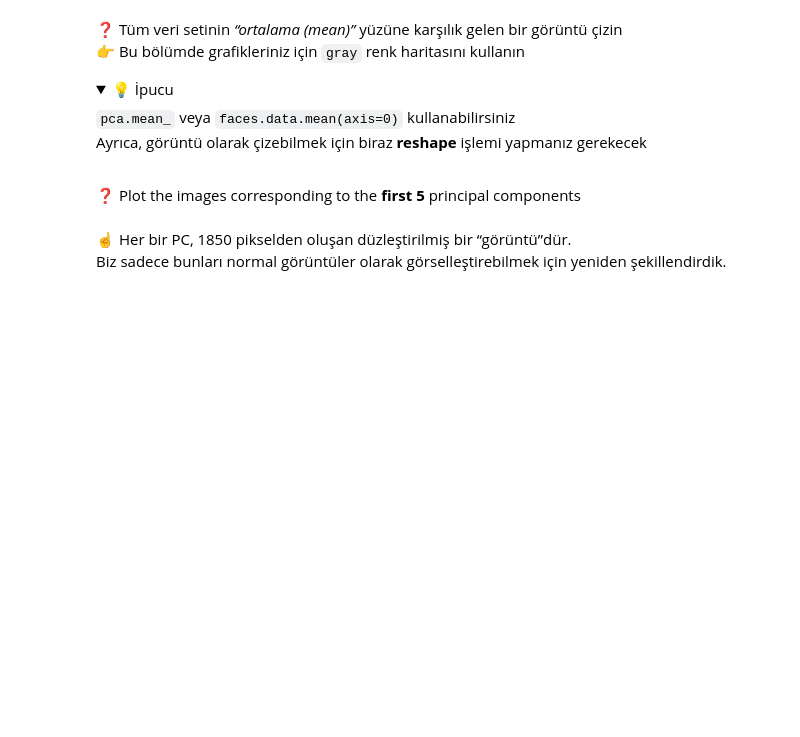
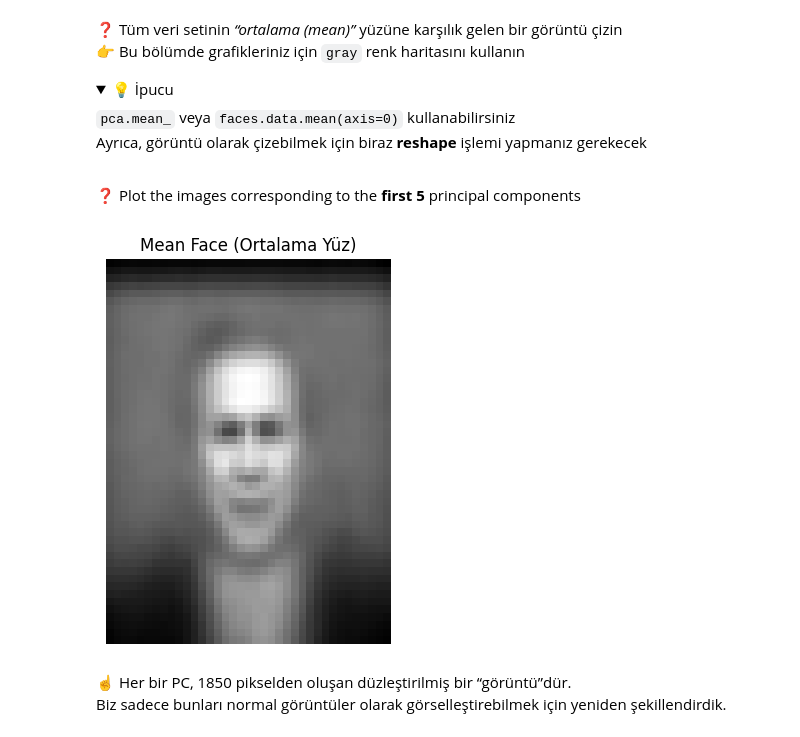
Before and after one commit to tmy-datamesa/S17D3-S-data-face-recoginition, a Jupyter notebook: face_recognition.ipynb, the cells around one changed output. Cells and saved outputs as stored; diff of their text form; code cells hidden in the pictures; folded sections open; blank space fills up the shorter version.

```diff
--- a/face_recognition.ipynb
+++ b/face_recognition.ipynb
@@ -275,3 +273,17 @@ Ayrıca, görüntü olarak çizebilmek için biraz **reshape** işlemi yapmanız
+# %%
+# Ortalama yüz (mean face)
+mean_face = faces.data.mean(axis=0)
+
+# Görüntüye geri döndür (50x37)
+mean_face_img = mean_face.reshape(50, 37)
+
+plt.figure(figsize=(4, 5))
+plt.title("Mean Face (Ortalama Yüz)")
+plt.imshow(mean_face_img, cmap="gray")
+plt.axis("off")
+plt.show()
+# %% [output]
+[figure, added]
 # %% [markdown]
 ☝️ Her bir PC, 1850 pikselden oluşan düzleştirilmiş bir “görüntü”dür.
 Biz sadece bunları normal görüntüler olarak görselleştirebilmek için yeniden şekillendirdik.
```
Also changed, not shown: parts of 14 cells of this notebook, 1 other file.
